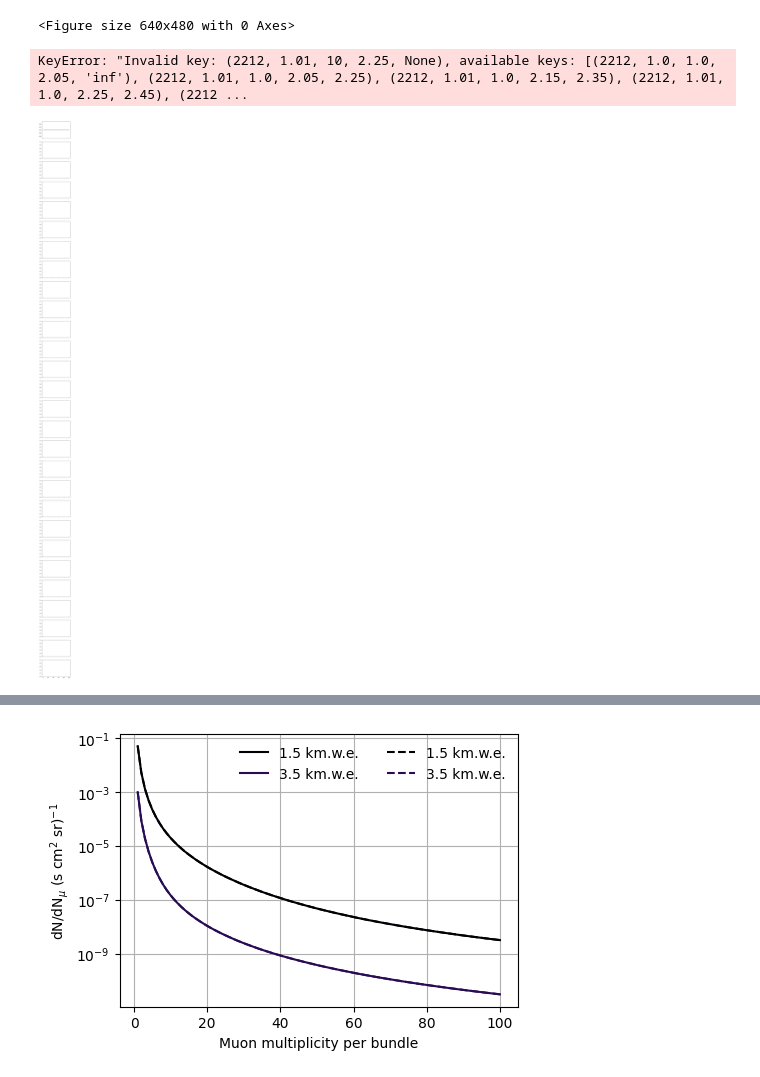
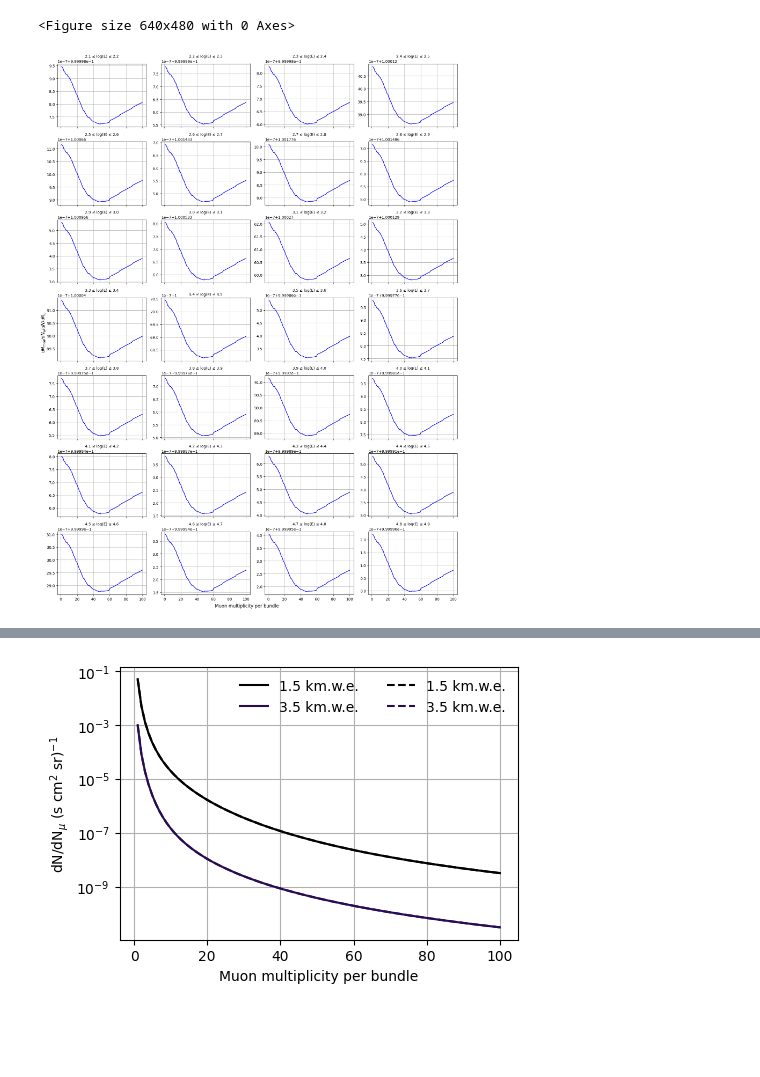
Before and after one commit to karohymon/cs-analysis, a Jupyter notebook: IceCube_diffuse_underground_bundles/sensitivity_per_ebin.ipynb, the cells around one changed output, grey strips where cells are left out. Saved outputs shown, nothing was run; the diff lists cells and outputs as text; code cells hidden in the pictures; blank space fills up the shorter version.

Commit message:
add 2D plots

```diff
--- a/IceCube_diffuse_underground_bundles/sensitivity_per_ebin.ipynb
+++ b/IceCube_diffuse_underground_bundles/sensitivity_per_ebin.ipynb
@@ -267,36 +267,81 @@ slant_depths = helper.slant_depths[2:-1:4]
 # %%
 # Define bin edges and e0 values
 bin_edges_cs = np.arange(2.1, 5.1 + 0.1, 0.1)
-e0_values_list = [2.15, 2.25, 2.35, 2.45, 2.55, 2.65, 2.75, 2.85, 2.95, 3.05, 3.15, 3.25, 3.35, 3.45, 3.55, 3.65, 3.75, 3.85, 3.95, 4.05, 4.15, 4.25, 4.35, 4.45, 4.55, 4.65, 4.75, 4.85, 4.95, 5.05, 5.15]
+e0_values_list = [2.15, 2.25, 2.35, 2.45, 2.55, 2.65, 2.75, 2.85, 2.95, 3.05,
+                  3.15, 3.25, 3.35, 3.45, 3.55, 3.65, 3.75, 3.85, 3.95, 4.05,
+                  4.15, 4.25, 4.35, 4.45, 4.55, 4.65, 4.75, 4.85, 4.95, 5.05, 5.15]
 X = 1.5
-cs_k = 10
+cs_k = 1.0
 
-# Set up the figure with multiple subplots
+# Define subplot layout
 n_plots = len(bin_edges_cs) - 3
-fig, axes = plt.subplots(n_plots, 1, figsize=(5.0, 3.5 * n_plots), sharex=True)
+ncols = 4
+nrows = (n_plots + ncols - 1) // ncols  # Compute the number of rows needed
+
+fig, axes = plt.subplots(nrows, ncols, figsize=(4 * ncols, 3 * nrows), sharex=True)
+
+# Flatten axes array for easier iteration
+axes = axes.flatten()
+
+# Define a consistent color
+plot_color = "blue"
 
 # Loop through the bins and generate each subplot
 for e in range(n_plots):
     ax = axes[e]
 
+    # Compute the ratio
+    ratio = (1e4 * helper.mult_dist(X, 0., pm.GlobalSplineFitBeta(), "yields_apr", 2212, 1.01, cs_k, 2.25, 2.45, norm=False) /
+             helper.rates(X, 0.0, "apr", 2212, 1.01, cs_k, e0_values_list[e], e0_values_list[e+1])) / \
+            (1e4 * helper.mult_dist(X, 0., pm.GlobalSplineFitBeta(), "yields_apr", 2212, 1.0, cs_k, 2.05, norm=False) /
+             helper.rates(X, 0.0, "apr", 2212, 1.0, cs_k, 2.05, "None"))
+    #print(ratio)
+
+    # Compute a reasonable y-scale using powers of ten, focusing on deviations
+    y_min = np.min(ratio)
+    y_max = np.max(ratio)
+
+    # Find the nearest powers of 10 for scaling
+    ymin = 10 ** np.floor(np.log10(y_min))
+    ymax = 10 ** np.ceil(np.log10(y_max))
+
+    # Apply zoom-in logic to highlight deviations
+    #ax.set_ylim([ymin * 0.8, ymax * 1.2])  # Slight expansion to avoid cutting edges
+
     # Plot the baseline line
-    ax.plot(helper.n_mu_vec, np.ones(len(helper.n_mu_vec)), color='black')
+    #ax.plot(helper.n_mu_vec, np.ones(len(helper.n_mu_vec)), color='black', linestyle="--")
 
-    # Plot the ratio for the specific bin
-    ratio = (1e4 * helper.mult_dist(X, 0., pm.GlobalSplineFitBeta(), "yields_apr", 2212, 1.01, cs_k, 2.25, 2.45, norm=False) /
-             helper.rates(X, 0.0, "apr", 2212, 1.01, cs_k, e0_values_list[e], e0_values_list[e+1])) / (1e4 * helper.mult_dist(X, 0., pm.GlobalSplineFitBeta(), "yields_apr", 2212, 1.0, cs_k, 2.05, norm=False) /
-              helper.rates(X, 0.0, "apr", 2212, 1.0, cs_k, 2.05, "inf"))
+    # Plot the ratio curve
+    ax.plot(helper.n_mu_vec, ratio, label=f"{np.round(bin_edges_cs[e], 1)} ≤ log(E) ≤ {np.round(bin_edges_cs[e+1], 1)}",
+            color=plot_color)
 
-    ax.plot(helper.n_mu_vec, ratio, label=f"{np.round(bin_edges_cs[e], 1)} ≤ log(E) ≤ {np.round(bin_edges_cs[e+1], 1)}", color=plt.cm.viridis(e / n_plots))
+    # Compute a reasonable y-scale using powers of ten
+    #y_min = np.min(ratio)
+    #y_max = np.max(ratio)
 
-    # Set the labels and title for each subplot
-    ax.set_ylabel(r"$dN_{mod}/dN_\mu / dN/dN_\mu$")
-    ax.set_title(f"$d = 1.5$ km, {np.round(bin_edges_cs[e], 1)} ≤ log(E) ≤ {np.round(bin_edges_cs[e+1], 1)}")
+    # Find the nearest powers of 10
+    #ymin = 10 ** np.floor(np.log10(y_min))
+    #ymax = 10 ** np.ceil(np.log10(y_max))
+
+    # Ensure y=1 is within the range
+    #ymin = min(ymin, 1e-1)  # Prevent cutting off at unreasonable small values
+    #ymax = max(ymax, 10)  # Prevent cutting off useful range
+
+    #ax.set_ylim([ymin, ymax])
+
+    # Set labels and title
+    ax.set_title(f"{np.round(bin_edges_cs[e], 1)} ≤ log(E) ≤ {np.round(bin_edges_cs[e+1], 1)}", fontsize=10)
     ax.grid(True)
 
+# Remove empty subplots if any
+for i in range(n_plots, len(axes)):
+    fig.delaxes(axes[i])
+
 # Set common labels
-plt.xlabel("Muon multiplicity per bundle")
+fig.supxlabel("Muon multiplicity per bundle")
+fig.supylabel(r"$dN_{mod}/dN_\mu / dN/dN_\mu$")
 plt.tight_layout()
+plt.savefig(plot_dir + 'bundlespectrum_ratio_cs_p1.01_energybin_test_1.5km.png')
+plt.show()
 # %% [output]
-KeyError: "Invalid key: (2212, 1.01, 10, 2.25, None), available keys: [(2212, 1.0, 1.0, 2.05, 'inf'), (2212, 1.01, 1.0, 2.05, 2.25), (2212, 1.01, 1.0, 2.15, 2.35), (2212, 1.01, 1.0, 2.25, 2.45), (2212 ...
-[figure, old version]
+[figure, new version]
```
Also changed, not shown: parts of 9 cells of this notebook.
